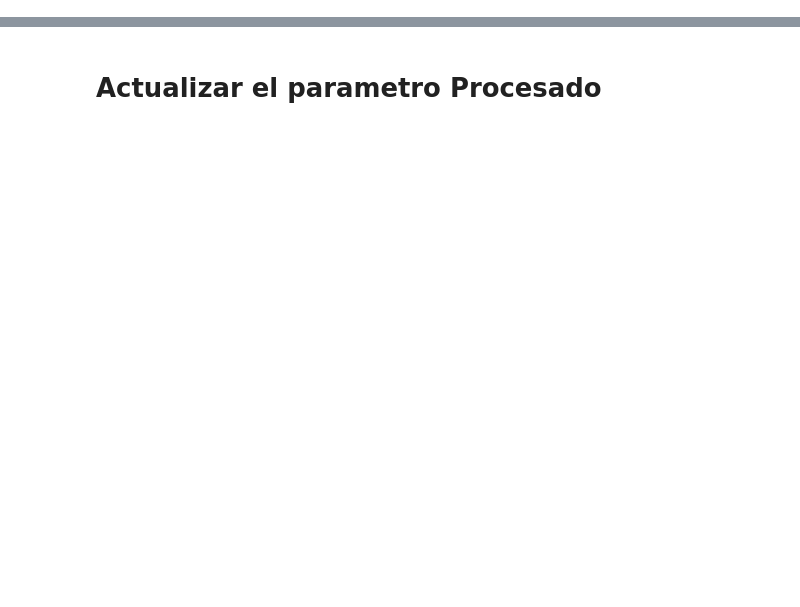
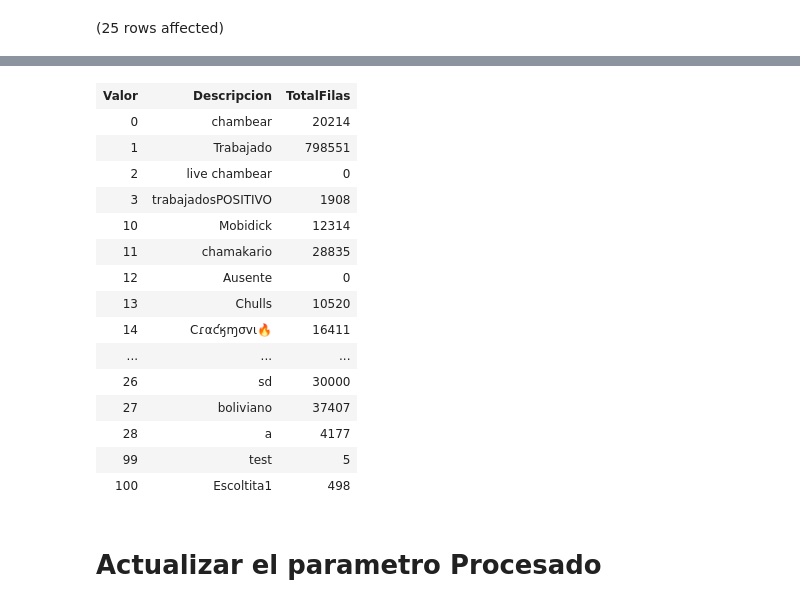
Before and after one commit to HBako06/z-Antish, a Jupyter notebook: !!Return/Scoti/AzureDataStudio/SeleccionarParaTrabjador.ipynb, the cells around one changed output, grey strips where cells are left out. Saved outputs shown, nothing was run; the diff lists cells and outputs as text; code cells hidden in the pictures; blank space fills up the shorter version.

```diff
--- a/!!Return/Scoti/AzureDataStudio/SeleccionarParaTrabjador.ipynb
+++ b/!!Return/Scoti/AzureDataStudio/SeleccionarParaTrabjador.ipynb
@@ -27,0 +3,4 @@ Total execution time: 00:00:01.354
+# %%
+EXEC spGetEstadoProcesadoCount
+# %% [output]
+(25 rows affected)
@@ -28,3 +8,19 @@ Total execution time: 00:00:01.354
+| Valor | Descripcion | TotalFilas |
+| 0 | chambear | 20214 |
+| 1 | Trabajado | 798551 |
+| 2 | live chambear | 0 |
+| 3 | trabajadosPOSITIVO | 1908 |
+| 10 | Mobidick | 12314 |
+| 11 | chamakario | 28835 |
+| 12 | Ausente | 0 |
+| 13 | Chulls | 10520 |
+| 14 | Cɾαƈӄɱσvι🔥 | 16411 |
+| ... | ... | ... |
+| 26 | sd | 30000 |
+| 27 | boliviano | 37407 |
+| 28 | a | 4177 |
+| 99 | test | 5 |
+| 100 | Escoltita1 | 498 |
 # %% [markdown]
 # Actualizar el parametro Procesado
 # %%
```
Also changed, not shown: parts of 5 cells of this notebook, 18 other files.
